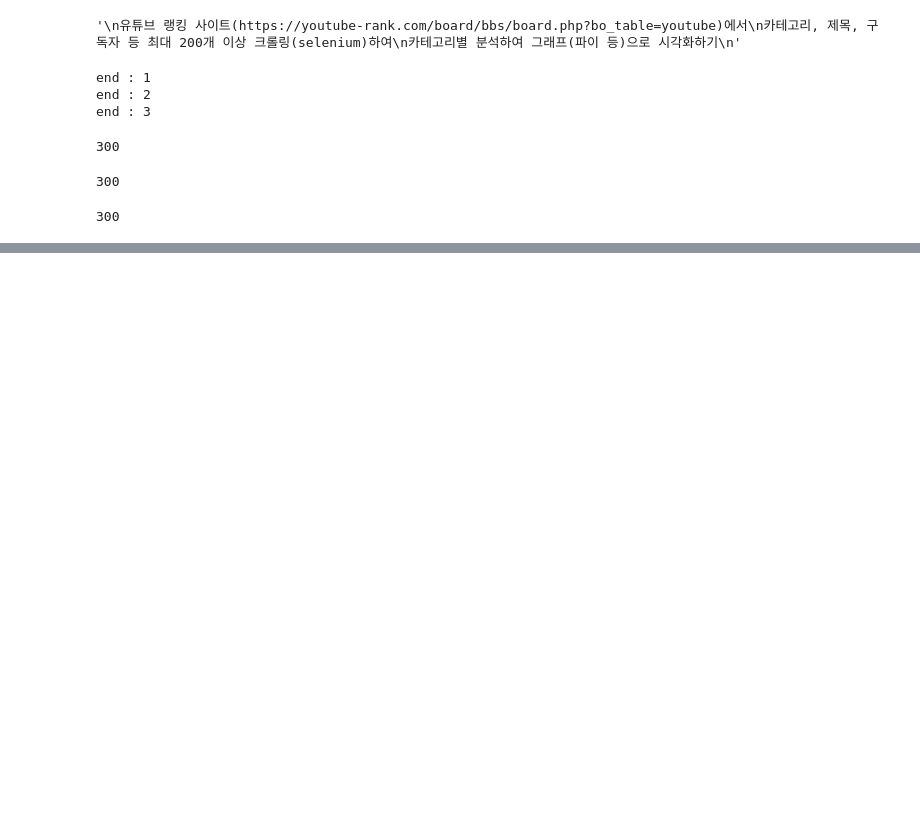
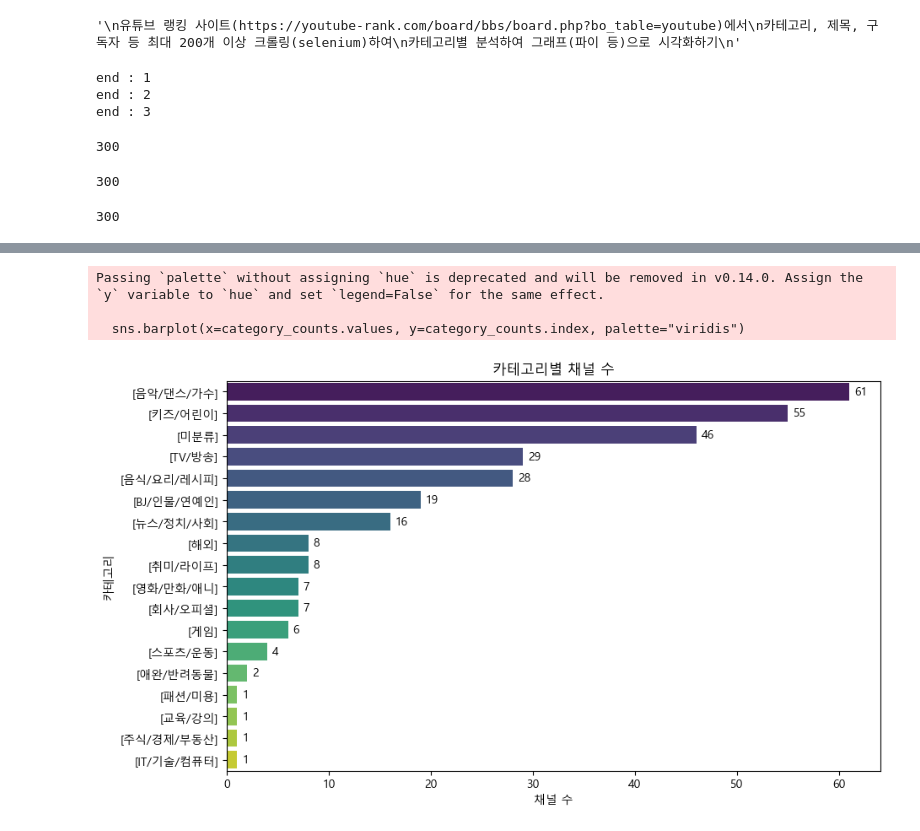
Before and after one commit to jeonggga/SESAC3_Study, a Jupyter notebook: 251208_youtube_ranking.ipynb, the cells around one changed output, grey strips where cells are left out. Cells and saved outputs as stored; diff of their text form; code cells hidden in the pictures; blank space fills up the shorter version.

```diff
--- a/251208_youtube_ranking.ipynb
+++ b/251208_youtube_ranking.ipynb
@@ -138,0 +261,39 @@ len(subscribes_list)
+# %%
+# 카테고리별 채널 수 집계
+# info_df['카테고리']에서 각 카테고리가 몇 개 있는지 세기
+category_counts = info_df['카테고리'].value_counts()
+
+# 1부터 시작하는 인덱스 붙이기 (범례용)
+legend_labels = [f"{i}. {name}" for i, name in enumerate(category_counts.index, start=1)]
+
+# 그림 크기 설정 (가로 10, 세로 6)
+plt.figure(figsize=(10, 6))
+
+# 가로 막대 그래프 그리기
+# x축: 채널 수, y축: 카테고리 이름
+# palette="viridis" : 색상을 viridis 팔레트로 설정
+sns.barplot(x=category_counts.values, y=category_counts.index, palette="viridis")
+
+# 막대 끝에 수치 표시
+for i, v in enumerate(category_counts.values):
+    # v + 0.5 : 막대 끝보다 조금 오른쪽에 표시
+    # i : y축 위치
+    # va='center' : 세로 중앙 정렬
+    plt.text(v + 0.5, i, str(v), va='center')
+
+# 그래프 제목 설정
+plt.title('카테고리별 채널 수')
+
+# x축 이름 설정
+plt.xlabel('채널 수')
+
+# y축 이름 설정
+plt.ylabel('카테고리')
+
+# 그래프 출력
+plt.show()
+# %% [output]
+Passing `palette` without assigning `hue` is deprecated and will be removed in v0.14.0. Assign the `y` variable to `hue` and set `legend=False` for the same effect.
+
+  sns.barplot(x=category_counts.values, y=category_counts.index, palette="viridis")
+[figure, added]
```
Also changed, not shown: parts of 11 cells of this notebook, 1 other file.
